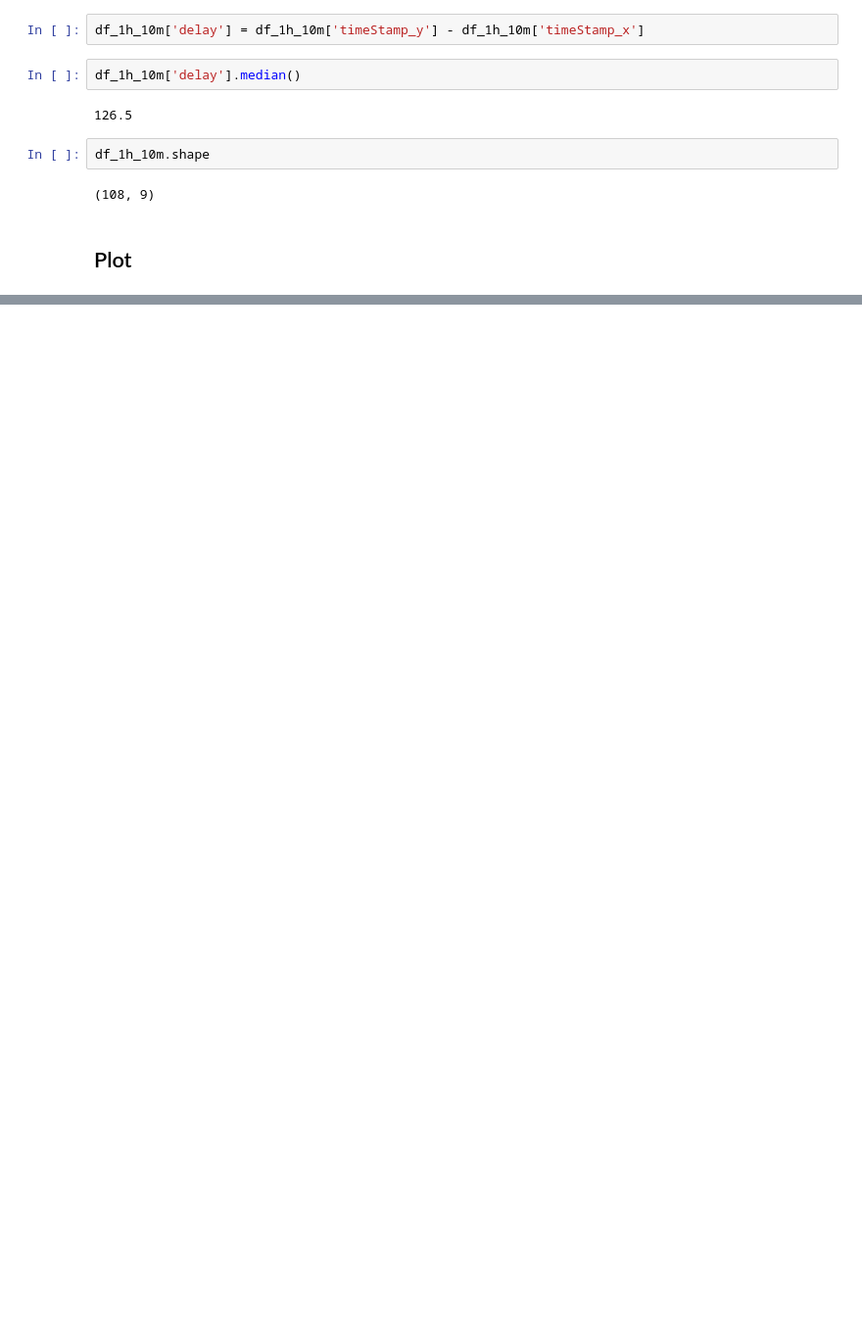
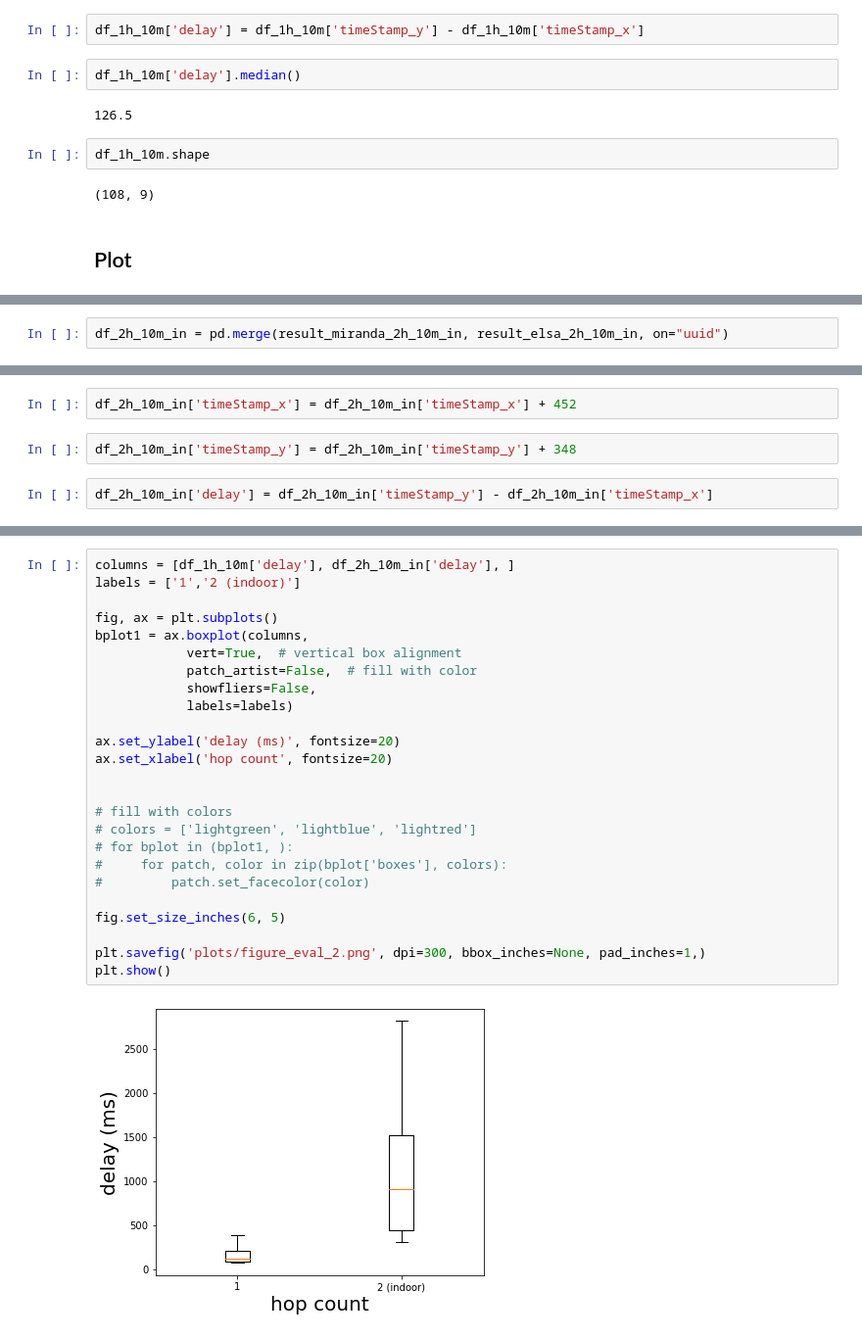
Before and after one commit to kavindaperera/meshify-stats, a Jupyter notebook: delay-boxplot.ipynb, the cells around one changed output, grey strips where cells are left out. Shown: that part at 98% size. Saved outputs shown, nothing was run; the diff lists cells and outputs as text; blank space fills up the shorter version.

```diff
--- a/delay-boxplot.ipynb
+++ b/delay-boxplot.ipynb
@@ -165,0 +240,2 @@ plt.show()
+# %%
+df_2h_10m_in = pd.merge(result_miranda_2h_10m_in, result_elsa_2h_10m_in, on="uuid")
@@ -165,0 +260,6 @@ plt.show()
+# %%
+df_2h_10m_in['timeStamp_x'] = df_2h_10m_in['timeStamp_x'] + 452
+# %%
+df_2h_10m_in['timeStamp_y'] = df_2h_10m_in['timeStamp_y'] + 348
+# %%
+df_2h_10m_in['delay'] = df_2h_10m_in['timeStamp_y'] - df_2h_10m_in['timeStamp_x']
@@ -165,0 +285,27 @@ plt.show()
+# %%
+columns = [df_1h_10m['delay'], df_2h_10m_in['delay'], ]
+labels = ['1','2 (indoor)']
+
+fig, ax = plt.subplots()
+bplot1 = ax.boxplot(columns,
+            vert=True,  # vertical box alignment
+            patch_artist=False,  # fill with color
+            showfliers=False,
+            labels=labels)
+
+ax.set_ylabel('delay (ms)', fontsize=20)
+ax.set_xlabel('hop count', fontsize=20)
+
+
+# fill with colors
+# colors = ['lightgreen', 'lightblue', 'lightred']
+# for bplot in (bplot1, ):
+#     for patch, color in zip(bplot['boxes'], colors):
+#         patch.set_facecolor(color)
+
+fig.set_size_inches(6, 5)
+
+plt.savefig('plots/figure_eval_2.png', dpi=300, bbox_inches=None, pad_inches=1,)
+plt.show()
+# %% [output]
+[figure, added]
```
Also changed, not shown: parts of 23 cells of this notebook, 8 other files.
